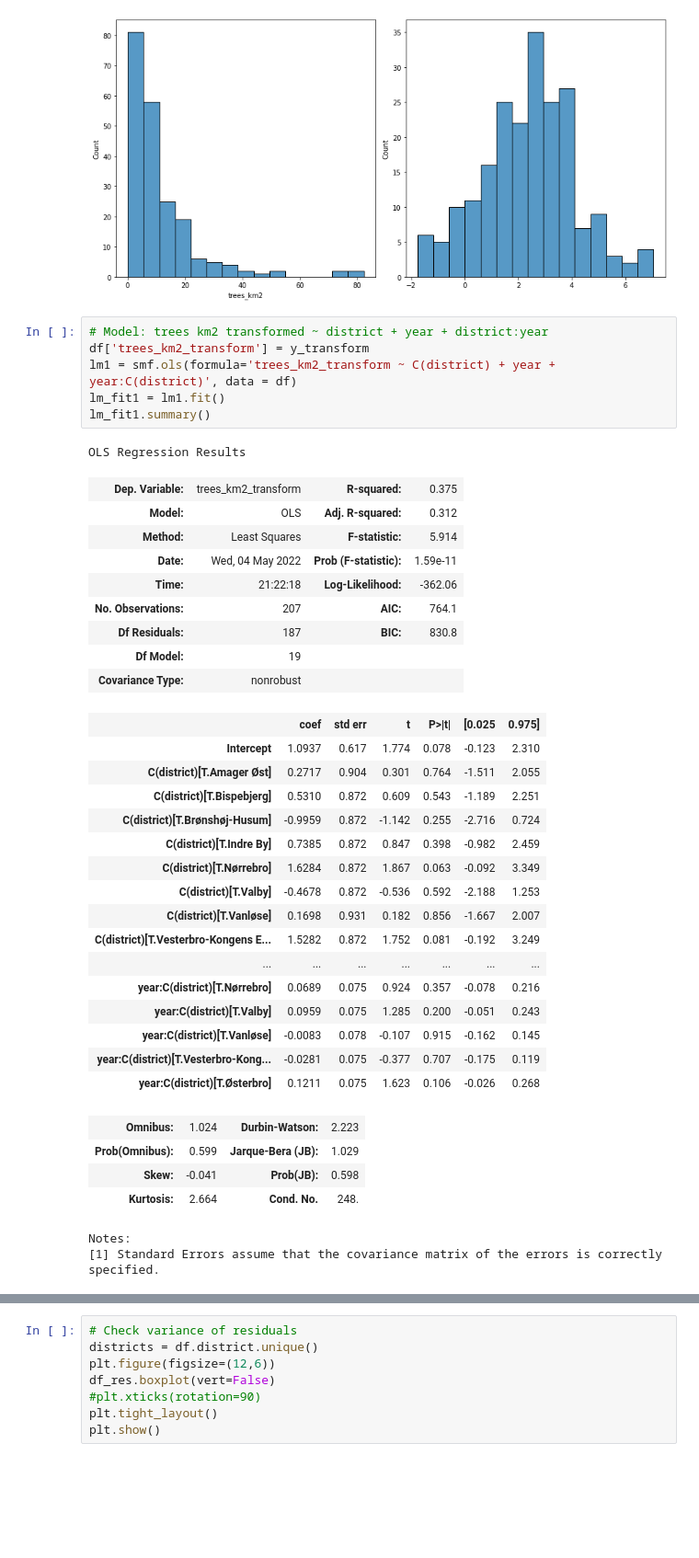
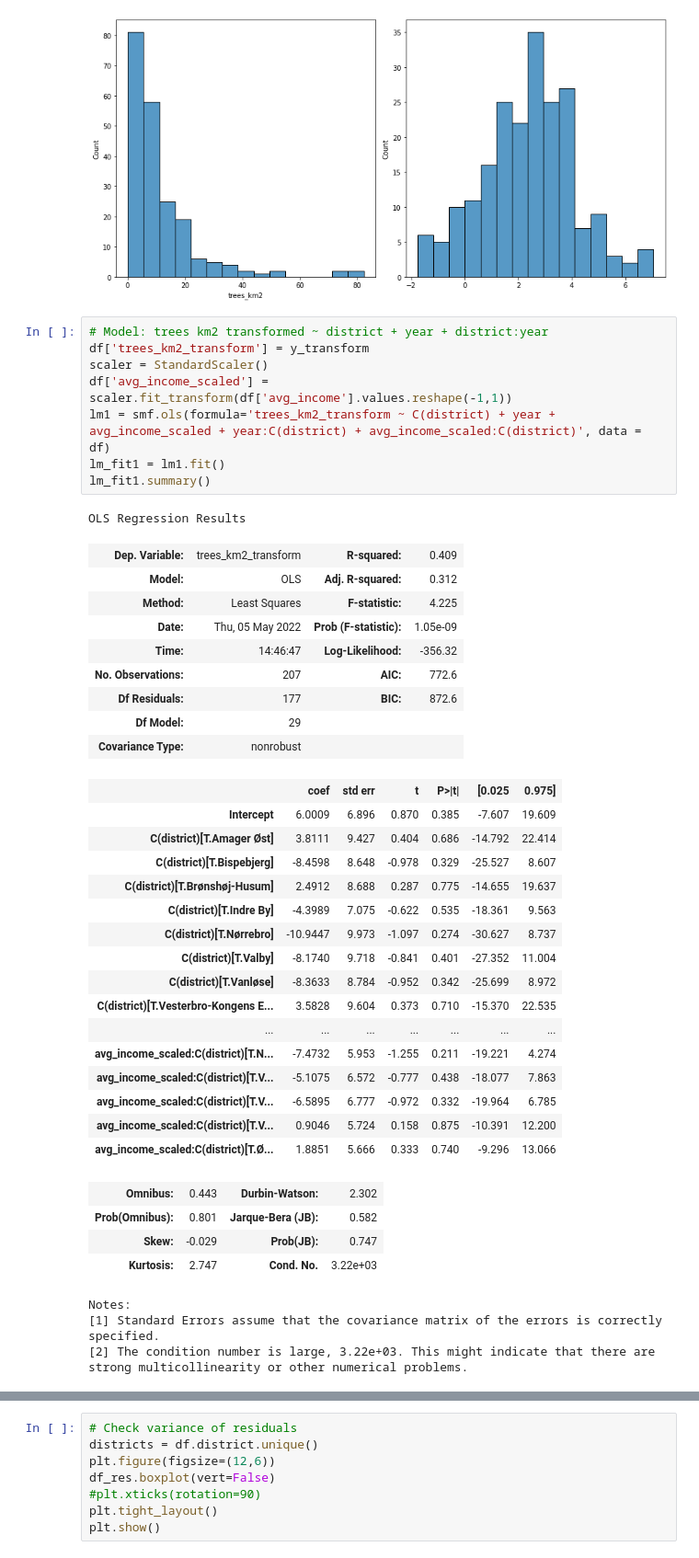
Before and after one commit to Ljoerring/Social-Data-Project, a Jupyter notebook: Model.ipynb, the cells around one changed output, grey strips where cells are left out. Shown at 92% size. Drawn from its saved outputs; the diff is of its cells as text; blank space fills up the shorter version.

```diff
--- a/Model.ipynb
+++ b/Model.ipynb
@@ -104,42 +104,46 @@ number of bins:  15
 # %%
 # Model: trees km2 transformed ~ district + year + district:year
 df['trees_km2_transform'] = y_transform
-lm1 = smf.ols(formula='trees_km2_transform ~ C(district) + year + year:C(district)', data = df)
+scaler = StandardScaler()
+df['avg_income_scaled'] = scaler.fit_transform(df['avg_income'].values.reshape(-1,1))
+lm1 = smf.ols(formula='trees_km2_transform ~ C(district) + year + avg_income_scaled + year:C(district) + avg_income_scaled:C(district)', data = df)
 lm_fit1 = lm1.fit()
 lm_fit1.summary()
 # %% [output]
 OLS Regression Results
-| Dep. Variable: | trees_km2_transform | R-squared: | 0.375 |
+| Dep. Variable: | trees_km2_transform | R-squared: | 0.409 |
 | Model: | OLS | Adj. R-squared: | 0.312 |
-| Method: | Least Squares | F-statistic: | 5.914 |
-| Date: | Wed, 04 May 2022 | Prob (F-statistic): | 1.59e-11 |
-| Time: | 21:22:18 | Log-Likelihood: | -362.06 |
-| No. Observations: | 207 | AIC: | 764.1 |
-| Df Residuals: | 187 | BIC: | 830.8 |
-| Df Model: | 19 |  |  |
+| Method: | Least Squares | F-statistic: | 4.225 |
+| Date: | Thu, 05 May 2022 | Prob (F-statistic): | 1.05e-09 |
+| Time: | 14:46:47 | Log-Likelihood: | -356.32 |
+| No. Observations: | 207 | AIC: | 772.6 |
+| Df Residuals: | 177 | BIC: | 872.6 |
+| Df Model: | 29 |  |  |
 | Covariance Type: | nonrobust |  |  |
 |  | coef | std err | t | P>|t| | [0.025 | 0.975] |
-| Intercept | 1.0937 | 0.617 | 1.774 | 0.078 | -0.123 | 2.310 |
-| C(district)[T.Amager Øst] | 0.2717 | 0.904 | 0.301 | 0.764 | -1.511 | 2.055 |
-| C(district)[T.Bispebjerg] | 0.5310 | 0.872 | 0.609 | 0.543 | -1.189 | 2.251 |
-| C(district)[T.Brønshøj-Husum] | -0.9959 | 0.872 | -1.142 | 0.255 | -2.716 | 0.724 |
-| C(district)[T.Indre By] | 0.7385 | 0.872 | 0.847 | 0.398 | -0.982 | 2.459 |
-| C(district)[T.Nørrebro] | 1.6284 | 0.872 | 1.867 | 0.063 | -0.092 | 3.349 |
-| C(district)[T.Valby] | -0.4678 | 0.872 | -0.536 | 0.592 | -2.188 | 1.253 |
-| C(district)[T.Vanløse] | 0.1698 | 0.931 | 0.182 | 0.856 | -1.667 | 2.007 |
-| C(district)[T.Vesterbro-Kongens E... | 1.5282 | 0.872 | 1.752 | 0.081 | -0.192 | 3.249 |
+| Intercept | 6.0009 | 6.896 | 0.870 | 0.385 | -7.607 | 19.609 |
+| C(district)[T.Amager Øst] | 3.8111 | 9.427 | 0.404 | 0.686 | -14.792 | 22.414 |
+| C(district)[T.Bispebjerg] | -8.4598 | 8.648 | -0.978 | 0.329 | -25.527 | 8.607 |
+| C(district)[T.Brønshøj-Husum] | 2.4912 | 8.688 | 0.287 | 0.775 | -14.655 | 19.637 |
+| C(district)[T.Indre By] | -4.3989 | 7.075 | -0.622 | 0.535 | -18.361 | 9.563 |
+| C(district)[T.Nørrebro] | -10.9447 | 9.973 | -1.097 | 0.274 | -30.627 | 8.737 |
+| C(district)[T.Valby] | -8.1740 | 9.718 | -0.841 | 0.401 | -27.352 | 11.004 |
+| C(district)[T.Vanløse] | -8.3633 | 8.784 | -0.952 | 0.342 | -25.699 | 8.972 |
+| C(district)[T.Vesterbro-Kongens E... | 3.5828 | 9.604 | 0.373 | 0.710 | -15.370 | 22.535 |
 | ... | ... | ... | ... | ... | ... | ... |
-| year:C(district)[T.Nørrebro] | 0.0689 | 0.075 | 0.924 | 0.357 | -0.078 | 0.216 |
-| year:C(district)[T.Valby] | 0.0959 | 0.075 | 1.285 | 0.200 | -0.051 | 0.243 |
-| year:C(district)[T.Vanløse] | -0.0083 | 0.078 | -0.107 | 0.915 | -0.162 | 0.145 |
-| year:C(district)[T.Vesterbro-Kong... | -0.0281 | 0.075 | -0.377 | 0.707 | -0.175 | 0.119 |
-| year:C(district)[T.Østerbro] | 0.1211 | 0.075 | 1.623 | 0.106 | -0.026 | 0.268 |
+| avg_income_scaled:C(district)[T.N... | -7.4732 | 5.953 | -1.255 | 0.211 | -19.221 | 4.274 |
+| avg_income_scaled:C(district)[T.V... | -5.1075 | 6.572 | -0.777 | 0.438 | -18.077 | 7.863 |
+| avg_income_scaled:C(district)[T.V... | -6.5895 | 6.777 | -0.972 | 0.332 | -19.964 | 6.785 |
+| avg_income_scaled:C(district)[T.V... | 0.9046 | 5.724 | 0.158 | 0.875 | -10.391 | 12.200 |
+| avg_income_scaled:C(district)[T.Ø... | 1.8851 | 5.666 | 0.333 | 0.740 | -9.296 | 13.066 |
-| Omnibus: | 1.024 | Durbin-Watson: | 2.223 |
-| Prob(Omnibus): | 0.599 | Jarque-Bera (JB): | 1.029 |
-| Skew: | -0.041 | Prob(JB): | 0.598 |
-| Kurtosis: | 2.664 | Cond. No. | 248. |
+| Omnibus: | 0.443 | Durbin-Watson: | 2.302 |
+| Prob(Omnibus): | 0.801 | Jarque-Bera (JB): | 0.582 |
+| Skew: | -0.029 | Prob(JB): | 0.747 |
+| Kurtosis: | 2.747 | Cond. No. | 3.22e+03 |
 Notes:
 [1] Standard Errors assume that the covariance matrix of the errors is correctly specified.
+[2] The condition number is large, 3.22e+03. This might indicate that there are
+strong multicollinearity or other numerical problems.
 # %%
 lm_anova = sm.stats.anova_lm(lm_fit1, typ=2) # Type 2 partitioning of variance
 print(lm_anova) # the interaction is not significant
```
Also changed, not shown: parts of 9 cells of this notebook, 3 other files.
